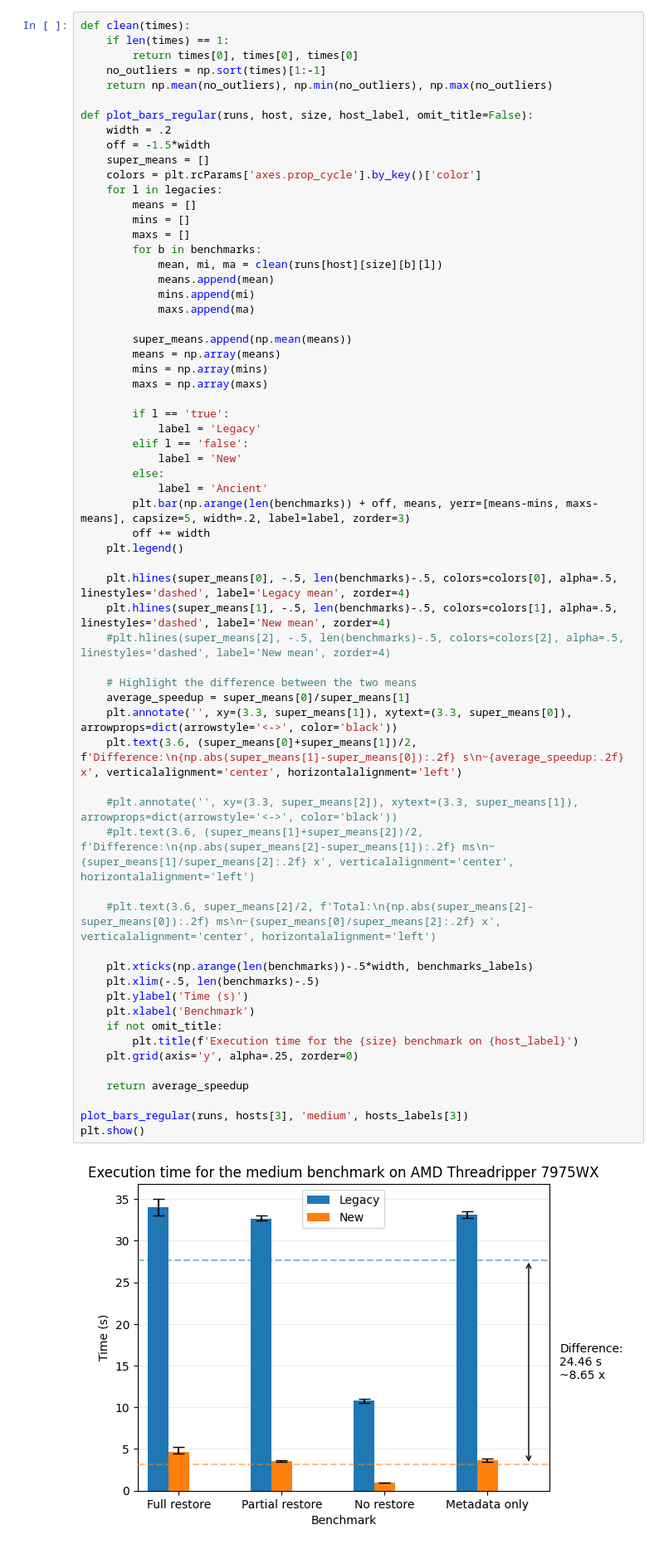
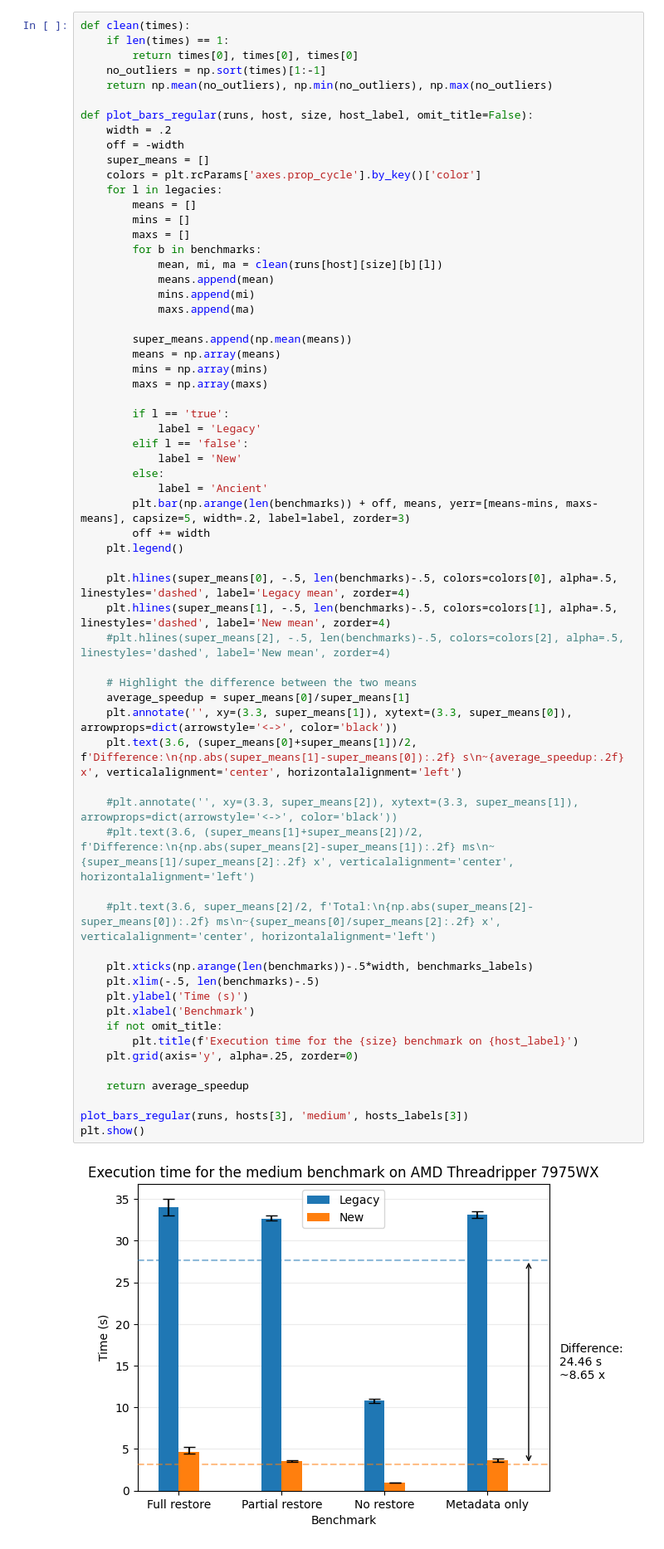
Before and after one commit to carljohnsen/duplicati-blogpost, a Jupyter notebook: WIP-restore/benchmark/plotting.ipynb, the cells around one changed output. Shown at 83% size. Saved outputs shown, nothing was run; the diff lists cells and outputs as text.

```diff
--- a/WIP-restore/benchmark/plotting.ipynb
+++ b/WIP-restore/benchmark/plotting.ipynb
@@ -58,7 +58,7 @@ def clean(times):
 
 def plot_bars_regular(runs, host, size, host_label, omit_title=False):
     width = .2
-    off = -1.5*width
+    off = -width
     super_means = []
     colors = plt.rcParams['axes.prop_cycle'].by_key()['color']
     for l in legacies:
@@ -86,34 +86,34 @@ def plot_bars_regular(runs, host, size, host_label, omit_title=False):
         off += width
     plt.legend()
 
     plt.hlines(super_means[0], -.5, len(benchmarks)-.5, colors=colors[0], alpha=.5, linestyles='dashed', label='Legacy mean', zorder=4)
     plt.hlines(super_means[1], -.5, len(benchmarks)-.5, colors=colors[1], alpha=.5, linestyles='dashed', label='New mean', zorder=4)
     #plt.hlines(super_means[2], -.5, len(benchmarks)-.5, colors=colors[2], alpha=.5, linestyles='dashed', label='New mean', zorder=4)
 
     # Highlight the difference between the two means
     average_speedup = super_means[0]/super_means[1]
     plt.annotate('', xy=(3.3, super_means[1]), xytext=(3.3, super_means[0]), arrowprops=dict(arrowstyle='<->', color='black'))
     plt.text(3.6, (super_means[0]+super_means[1])/2, f'Difference:\n{np.abs(super_means[1]-super_means[0]):.2f} s\n~{average_speedup:.2f} x', verticalalignment='center', horizontalalignment='left')
 
     #plt.annotate('', xy=(3.3, super_means[2]), xytext=(3.3, super_means[1]), arrowprops=dict(arrowstyle='<->', color='black'))
     #plt.text(3.6, (super_means[1]+super_means[2])/2, f'Difference:\n{np.abs(super_means[2]-super_means[1]):.2f} ms\n~{super_means[1]/super_means[2]:.2f} x', verticalalignment='center', horizontalalignment='left')
 
     #plt.text(3.6, super_means[2]/2, f'Total:\n{np.abs(super_means[2]-super_means[0]):.2f} ms\n~{super_means[0]/super_means[2]:.2f} x', verticalalignment='center', horizontalalignment='left')
 
     plt.xticks(np.arange(len(benchmarks))-.5*width, benchmarks_labels)
     plt.xlim(-.5, len(benchmarks)-.5)
     plt.ylabel('Time (s)')
     plt.xlabel('Benchmark')
     if not omit_title:
         plt.title(f'Execution time for the {size} benchmark on {host_label}')
     plt.grid(axis='y', alpha=.25, zorder=0)
 
     return average_speedup
 
 plot_bars_regular(runs, hosts[3], 'medium', hosts_labels[3])
 plt.show()
 # %% [output]
-[figure, old version]
+[figure, new version]
 # %%
 if not os.path.exists(figures_dir):
     os.mkdir(figures_dir)
```
Also changed, not shown: parts of 3 cells of this notebook.
